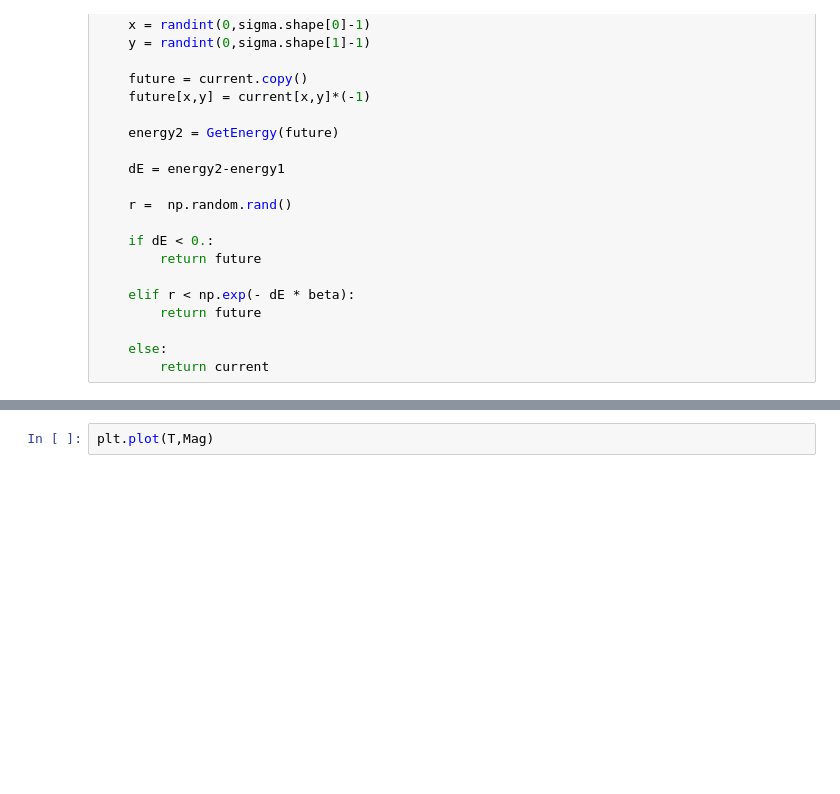
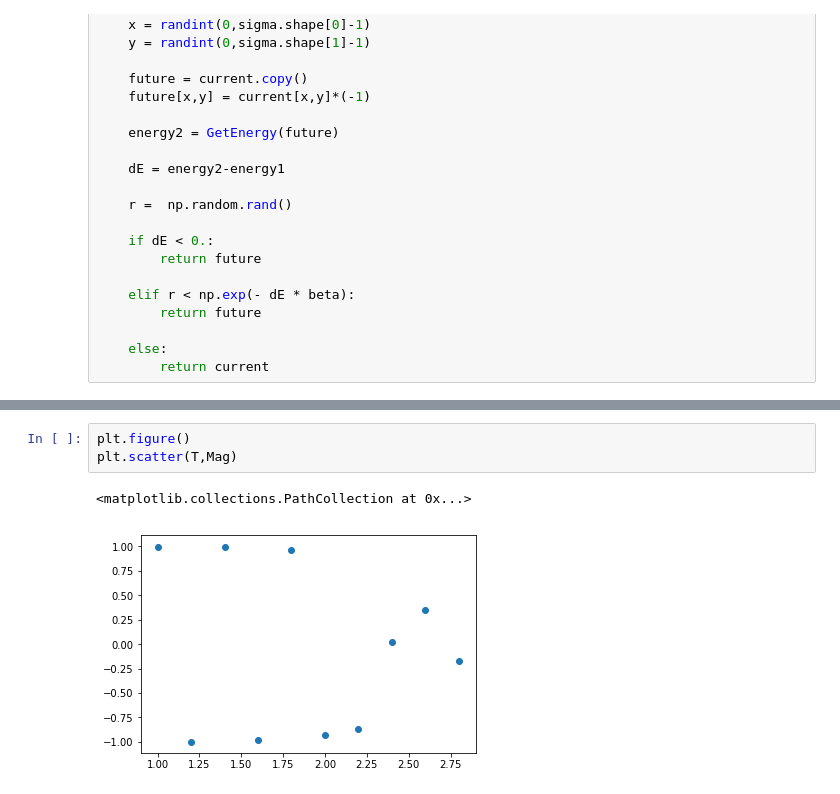
Before and after one commit to asegura4488/Python, a Jupyter notebook: MyIsing.ipynb, the cells around one changed output, grey strips where cells are left out. Saved outputs shown, nothing was run; the diff lists cells and outputs as text; blank space fills up the shorter version.

```diff
--- a/MyIsing.ipynb
+++ b/MyIsing.ipynb
@@ -210,3 +212,7 @@ plt.plot(T,Energy)
 # %%
-plt.plot(T,Mag)
+plt.figure()
+plt.scatter(T,Mag)
+# %% [output]
+<matplotlib.collections.PathCollection at 0x...>
+[figure, added]
 # %%
```
Also changed, not shown: parts of 13 cells of this notebook.
